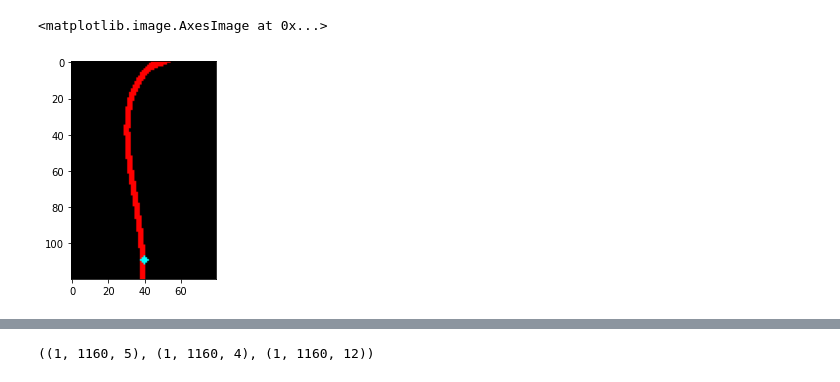
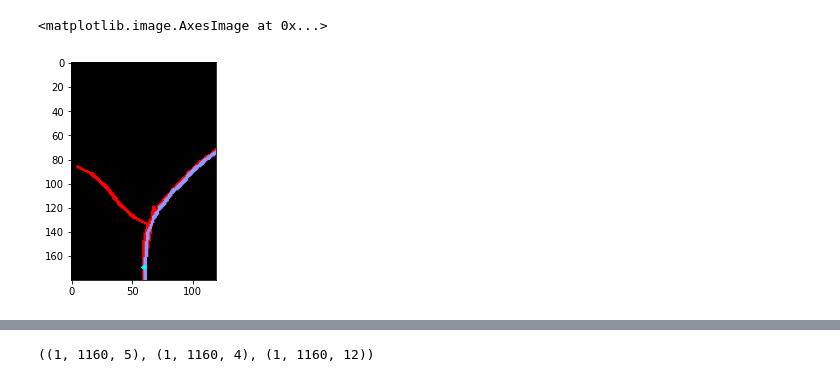
Before and after one commit to rgilman33/bespoke, a Jupyter notebook: nb/4_viz_sim.ipynb, the cells around one changed output, grey strips where cells are left out. Cells and saved outputs as stored; diff of their text form; code cells hidden in the pictures.

```diff
--- a/nb/4_viz_sim.ipynb
+++ b/nb/4_viz_sim.ipynb
@@ -39,8 +42,8 @@ aux.shape, targets.shape, wp_dists.shape, wp_z.shape, maps.shape, run_path
 # %%
-plt.imshow(maps[550])
+plt.imshow(maps[500])
 # %% [output]
 <matplotlib.image.AxesImage at 0x...>
-[figure, old version]
+[figure, new version]
 # %%
 speeds = aux[:,2]
 wp_angles = gather_preds(targets, speeds)
```
Also changed, not shown: parts of 22 cells of this notebook, 17 other files.
